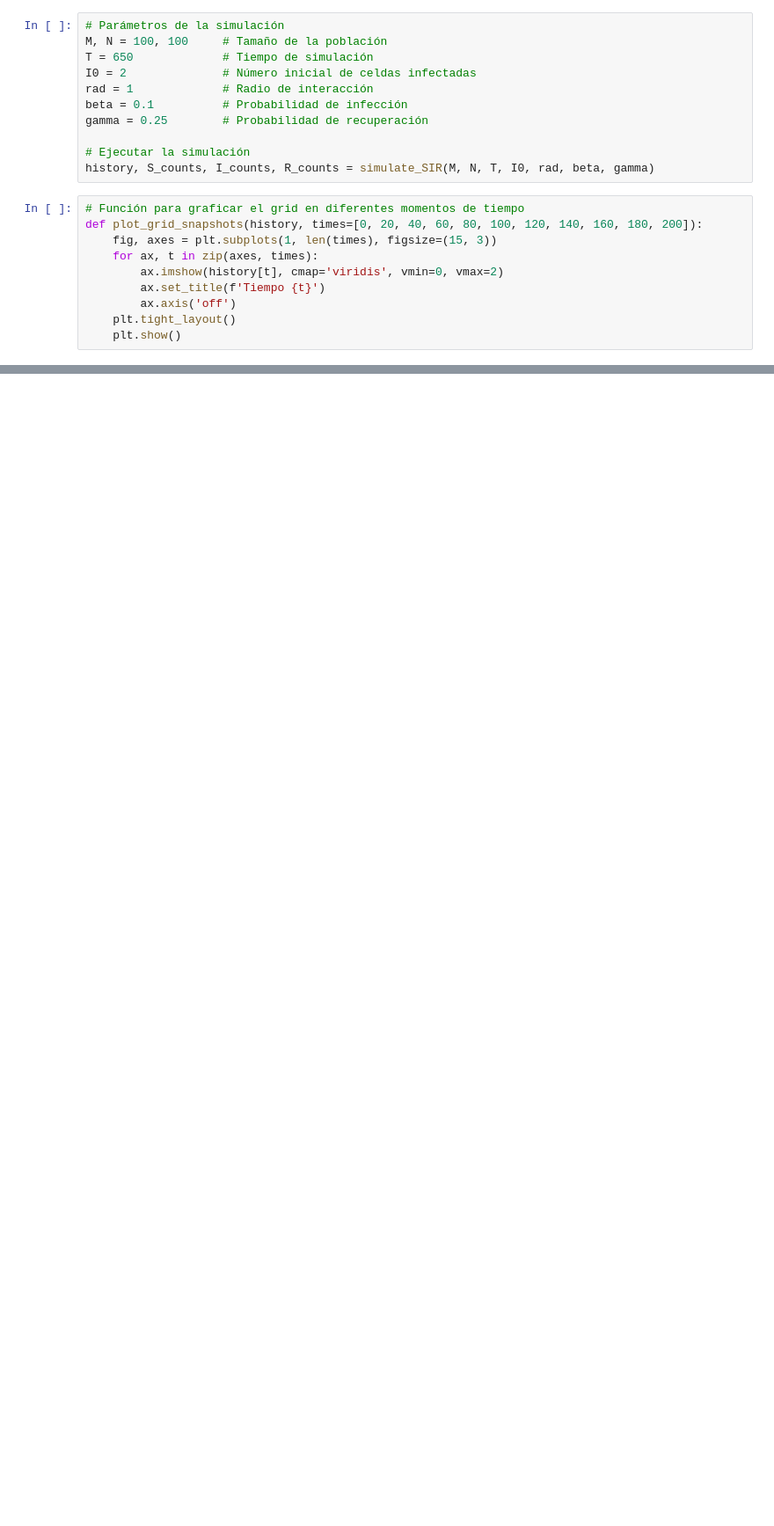
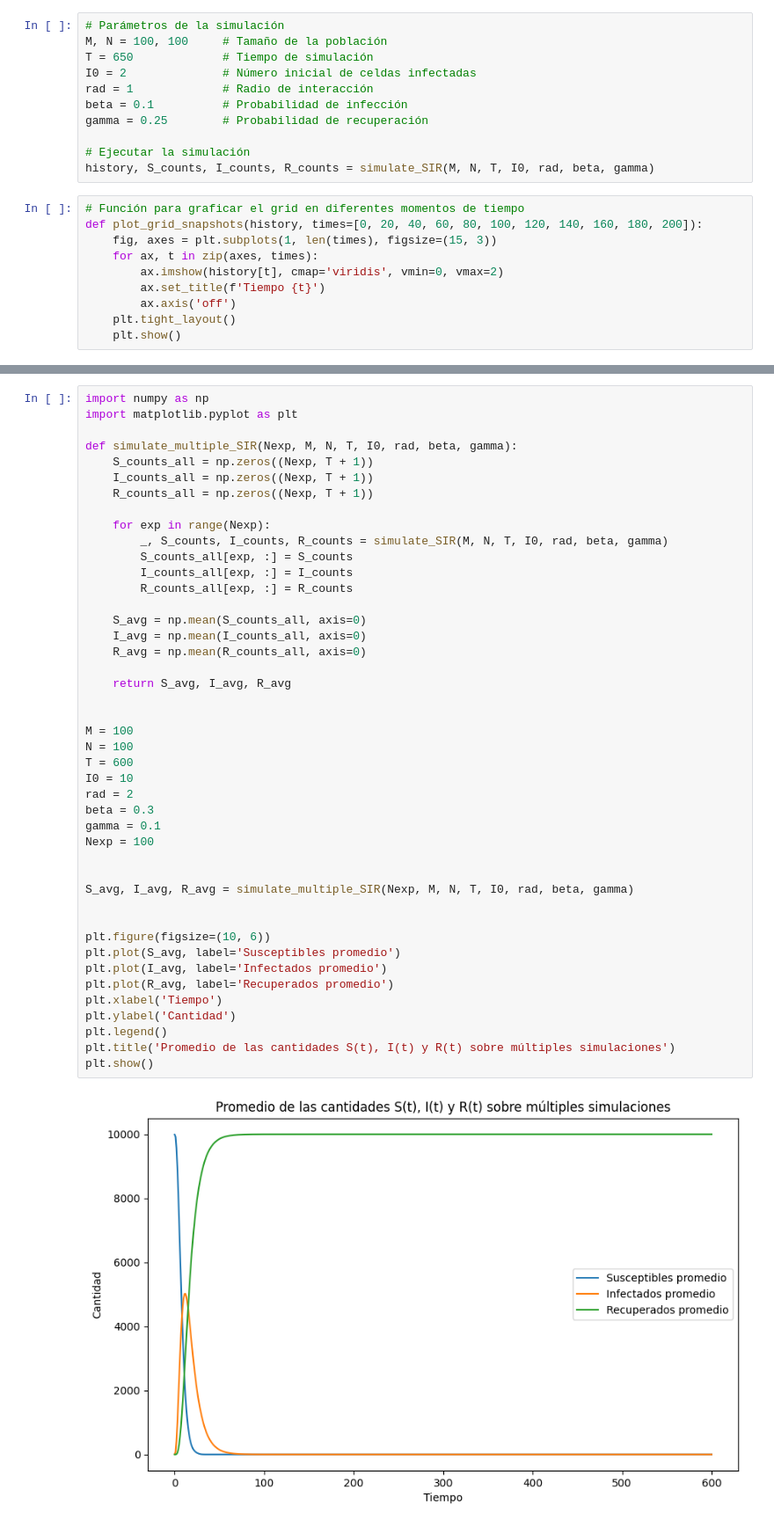
Before and after one commit to emiliosolanoo21/SIR_Model, a Jupyter notebook: modeloSIR.ipynb, the cells around one changed output, grey strips where cells are left out. Shown at 88% size. Saved outputs shown, nothing was run; the diff lists cells and outputs as text; blank space fills up the shorter version.

```diff
--- a/modeloSIR.ipynb
+++ b/modeloSIR.ipynb
@@ -87,0 +88,46 @@ plt.show()
+# %%
+import numpy as np
+import matplotlib.pyplot as plt
+
+def simulate_multiple_SIR(Nexp, M, N, T, I0, rad, beta, gamma):
+    S_counts_all = np.zeros((Nexp, T + 1))
+    I_counts_all = np.zeros((Nexp, T + 1))
+    R_counts_all = np.zeros((Nexp, T + 1))
+
+    for exp in range(Nexp):
+        _, S_counts, I_counts, R_counts = simulate_SIR(M, N, T, I0, rad, beta, gamma)
+        S_counts_all[exp, :] = S_counts
+        I_counts_all[exp, :] = I_counts
+        R_counts_all[exp, :] = R_counts
+
+    S_avg = np.mean(S_counts_all, axis=0)
+    I_avg = np.mean(I_counts_all, axis=0)
+    R_avg = np.mean(R_counts_all, axis=0)
+
+    return S_avg, I_avg, R_avg
+
+
+M = 100
+N = 100
+T = 600
+I0 = 10
+rad = 2
+beta = 0.3
+gamma = 0.1
+Nexp = 100
+
+
+S_avg, I_avg, R_avg = simulate_multiple_SIR(Nexp, M, N, T, I0, rad, beta, gamma)
+
+
+plt.figure(figsize=(10, 6))
+plt.plot(S_avg, label='Susceptibles promedio')
+plt.plot(I_avg, label='Infectados promedio')
+plt.plot(R_avg, label='Recuperados promedio')
+plt.xlabel('Tiempo')
+plt.ylabel('Cantidad')
+plt.legend()
+plt.title('Promedio de las cantidades S(t), I(t) y R(t) sobre múltiples simulaciones')
+plt.show()
+# %% [output]
+[figure, added]
```
Also changed, not shown: parts of 1 cell of this notebook.
